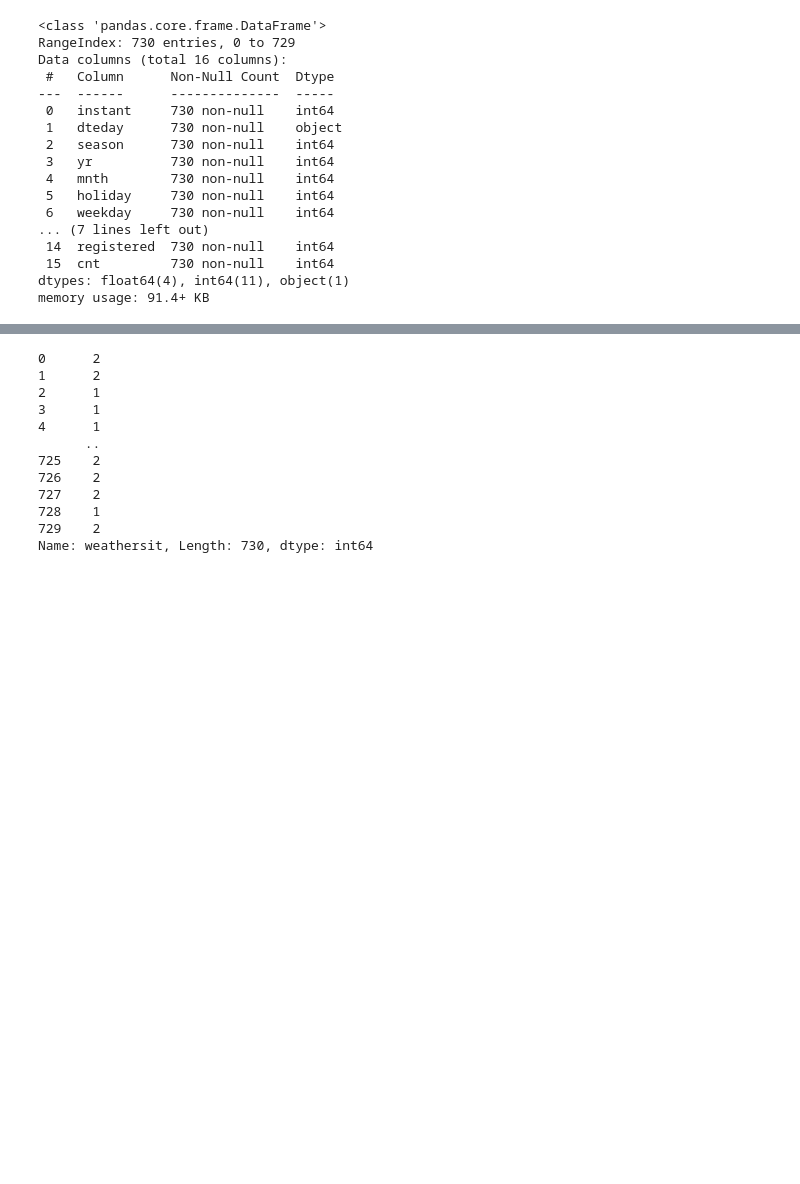
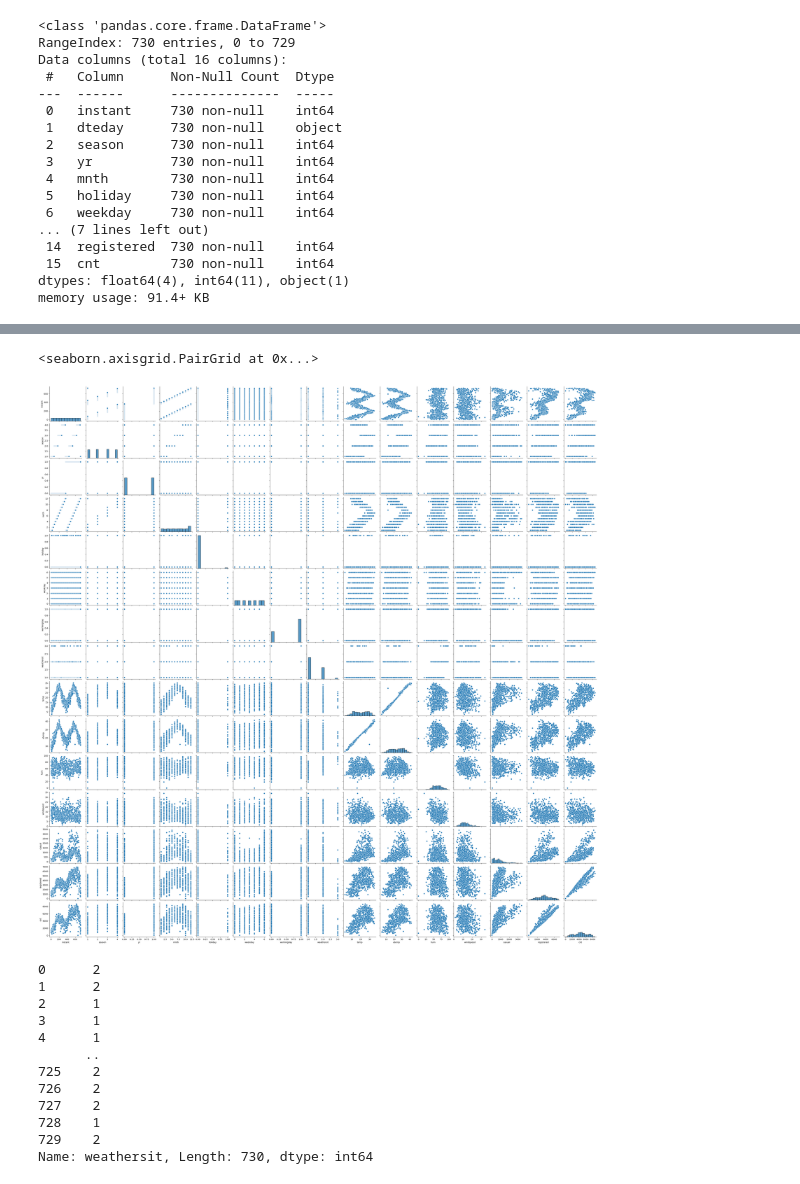
Before and after one commit to Jithendrian/LinearRegressionAssignment, a Jupyter notebook: BikeSharingAssignment_Jithendrian.ipynb, the cells around one changed output, grey strips where cells are left out. Cells and saved outputs as stored; diff of their text form; code cells hidden in the pictures; blank space fills up the shorter version.

```diff
--- a/BikeSharingAssignment_Jithendrian.ipynb
+++ b/BikeSharingAssignment_Jithendrian.ipynb
@@ -56,5 +56,8 @@ bike.describe()
 import matplotlib.pyplot as plt
 import seaborn as sns
 # %%
-#sns.pairplot(bike)
+sns.pairplot(bike)
+# %% [output]
+<seaborn.axisgrid.PairGrid at 0x...>
+[figure, added]
 # %%
```
Also changed, not shown: parts of 3 cells of this notebook.
